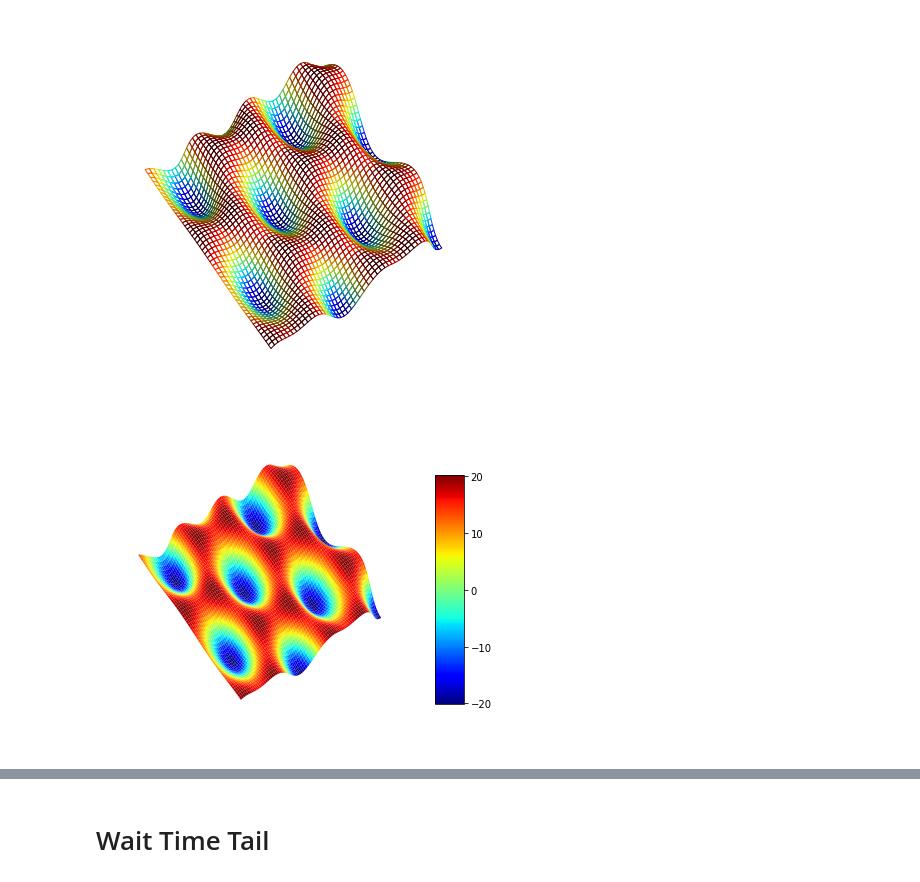
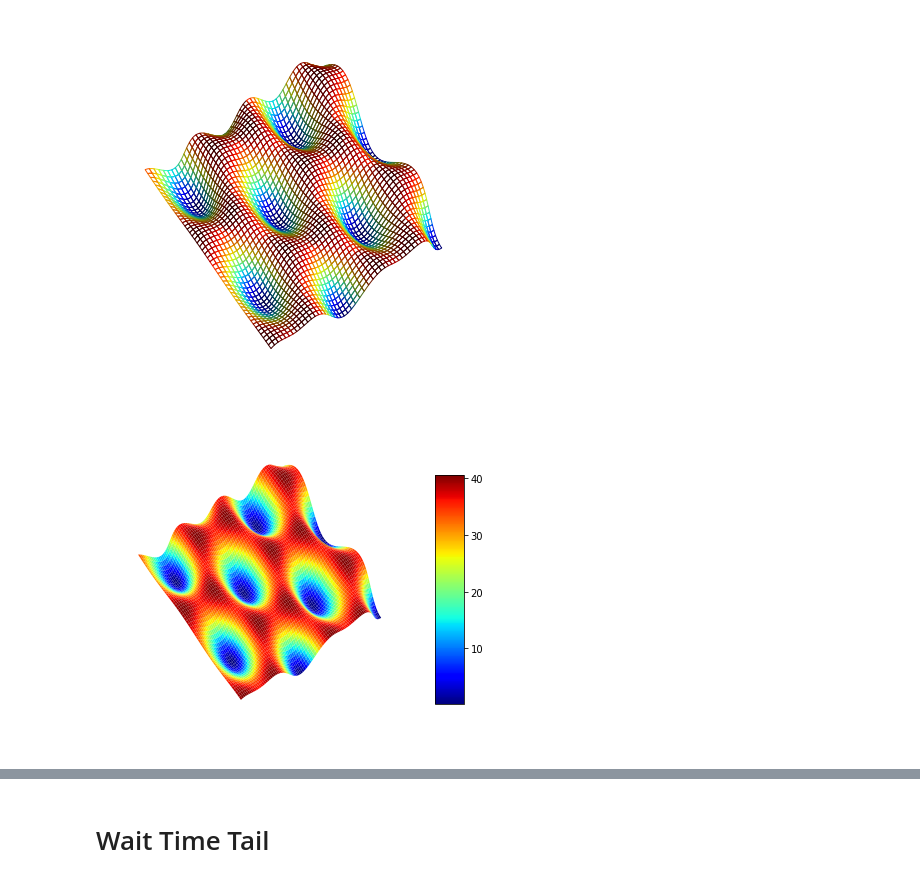
Before and after one commit to asaiacai/moire_walk, a Jupyter notebook: visualize.ipynb, the cells around one changed output, grey strips where cells are left out. Drawn from its saved outputs; the diff is of its cells as text; code cells hidden in the pictures.

```diff
--- a/visualize.ipynb
+++ b/visualize.ipynb
@@ -69,30 +69,30 @@ ax.view_init(80, -215)
 # %%
 from mpl_toolkits.mplot3d import axes3d
 import matplotlib.pyplot as plt
 
 fig= plt.figure(figsize = (7,7))
 delta = 0.5
 x = np.arange(0, 28, delta)
 y = np.arange(0, 48, delta)
 X, Y = np.meshgrid(x, y)
 lattice = Triangular_Lattice(16, 39.8)
 Z = lattice.U(X, Y)*0.088
 ax = plt.axes(projection='3d')
 surfplot = ax.plot_surface(X, Y, Z, cmap="jet", lw=0.5, rstride=1, cstride=1, alpha=1, shade=True) #cmap="gist_heat_r"
 surfplot.set_facecolor((0,0,0,0))
 # ax.contour(X, Y, Z, 10, offset=-1, lw=3, colors="k", linestyles="solid", alpha=0.5)
 ax.grid(False)
 ax.set_xticks([])
 ax.set_yticks([])
 ax.set_zticks([])
 ax.axis('off')
-cbar = plt.colorbar(surfplot, shrink=0.6 , aspect=8, ticks=[-20, -10, 0, 10, 20])
+cbar = plt.colorbar(surfplot, shrink=0.6 , aspect=8, ticks=[0, 10, 20, 30, 40])
 # cbar.ax.set_yticklabels(['-40','-30','-20', '-10', '0'])  # vertically oriented colorbar
 ax.view_init(80, -215)
 plt.show()
 # fig.savefig('./moire_jet_colorbar.pdf',dpi=300)
 # %% [output]
-[figure, old version]
+[figure, new version]
 # %%
 %%time
 from lattice import Triangular_Lattice
```
Also changed, not shown: parts of 27 cells of this notebook, 2 other files.
